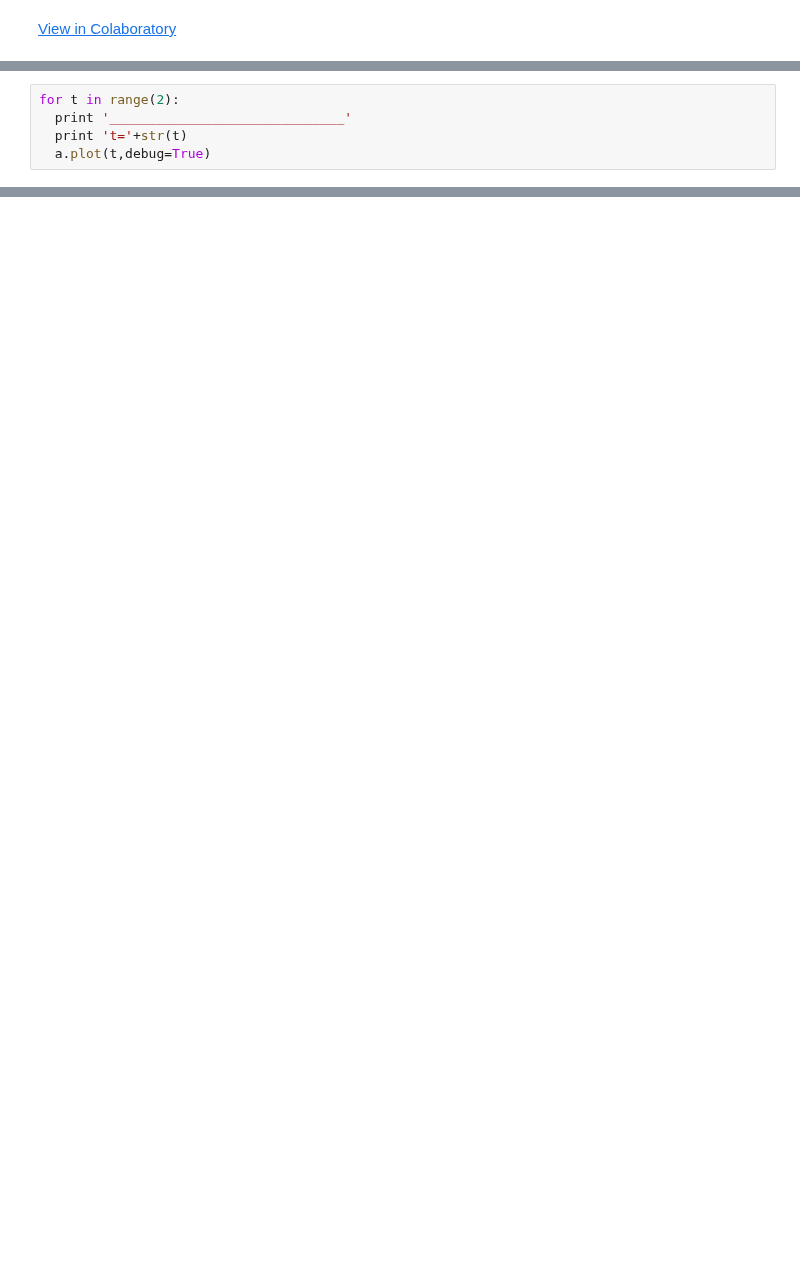
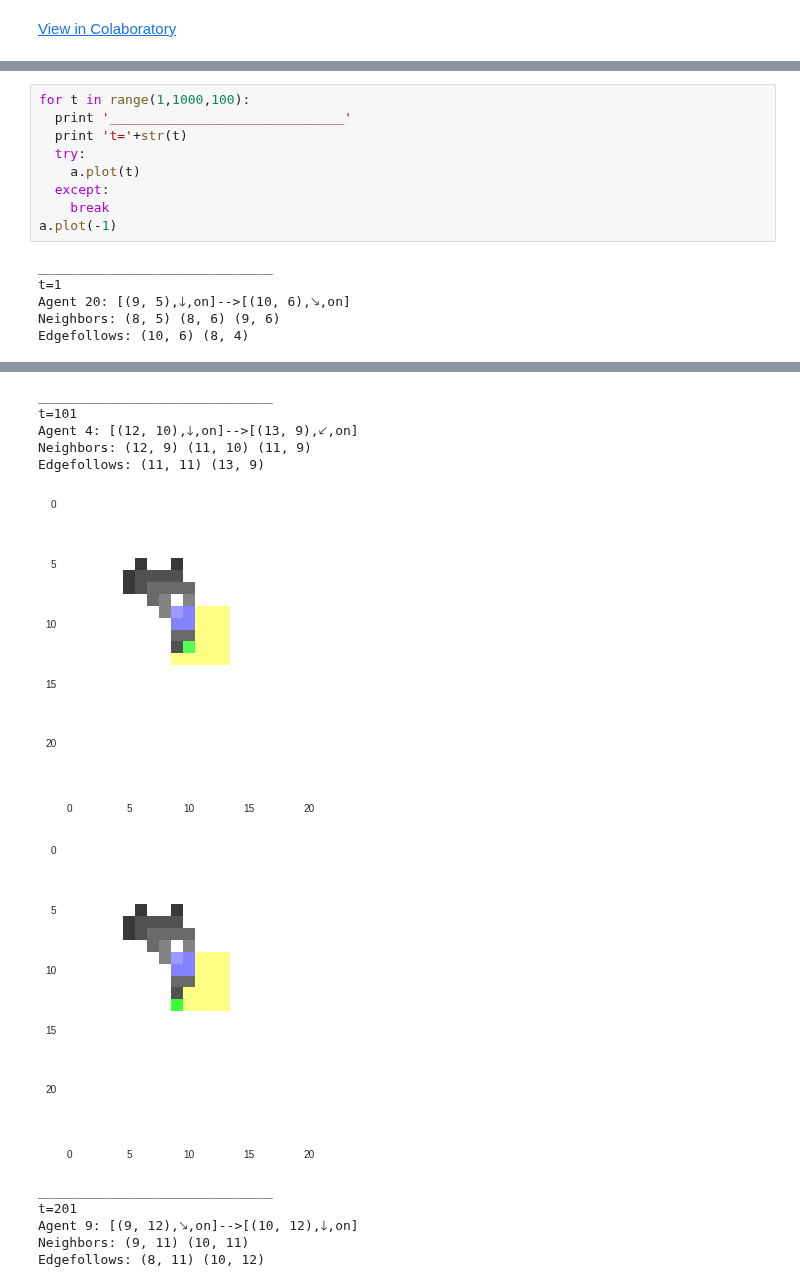
Before and after one commit to jpskycak/research_notebooks, a Jupyter notebook: modeling_programmable_self_assembly_with_cellular_automata.ipynb, the cells around one changed output, grey strips where cells are left out. Drawn from its saved outputs; the diff is of its cells as text; blank space fills up the shorter version.

```diff
--- a/modeling_programmable_self_assembly_with_cellular_automata.ipynb
+++ b/modeling_programmable_self_assembly_with_cellular_automata.ipynb
@@ -389,5 +400,0 @@ reached max iterations
-# %%
-for t in range(2):
-  print '______________________________'
-  print 't='+str(t)
-  a.plot(t,debug=True)
@@ -418 +418,16 @@ Edgefollows: (14, 12) (14, 10)
 [figure]
+# %%
+for t in range(1,1000,100):
+  print '______________________________'
+  print 't='+str(t)
+  try:
+    a.plot(t)
+  except:
+    break
+a.plot(-1)
+# %% [output]
+______________________________
+t=1
+Agent 20: [(9, 5),🡓,on]-->[(10, 6),🡖,on]
+Neighbors: (8, 5) (8, 6) (9, 6)
+Edgefollows: (10, 6) (8, 4)
@@ -418,0 +436,12 @@ Edgefollows: (14, 12) (14, 10)
+______________________________
+t=101
+Agent 4: [(12, 10),🡓,on]-->[(13, 9),🡗,on]
+Neighbors: (12, 9) (11, 10) (11, 9)
+Edgefollows: (11, 11) (13, 9)
+[figure, added]
+[figure, added]
+______________________________
+t=201
+Agent 9: [(9, 12),🡖,on]-->[(10, 12),🡓,on]
+Neighbors: (9, 11) (10, 11)
+Edgefollows: (8, 11) (10, 12)
```
Also changed, not shown: parts of 6 cells of this notebook.
